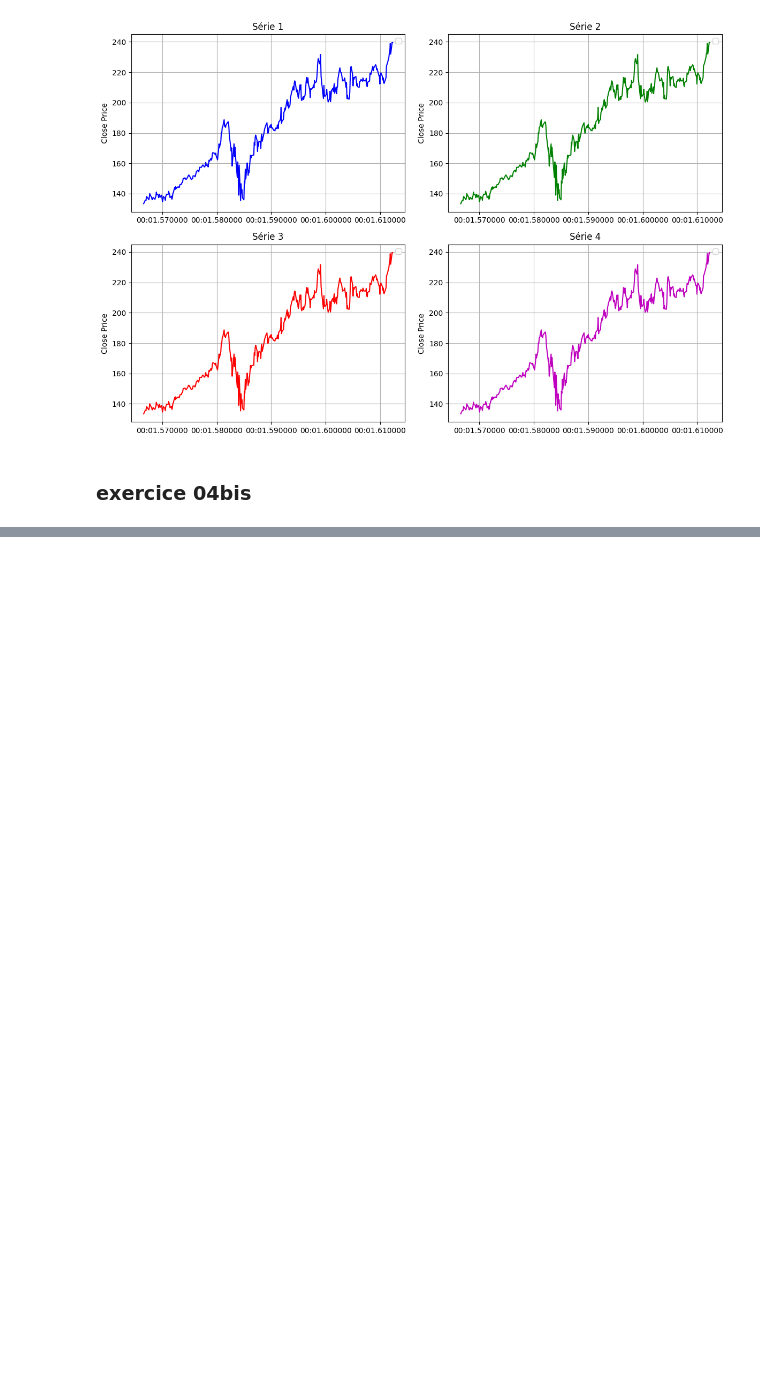
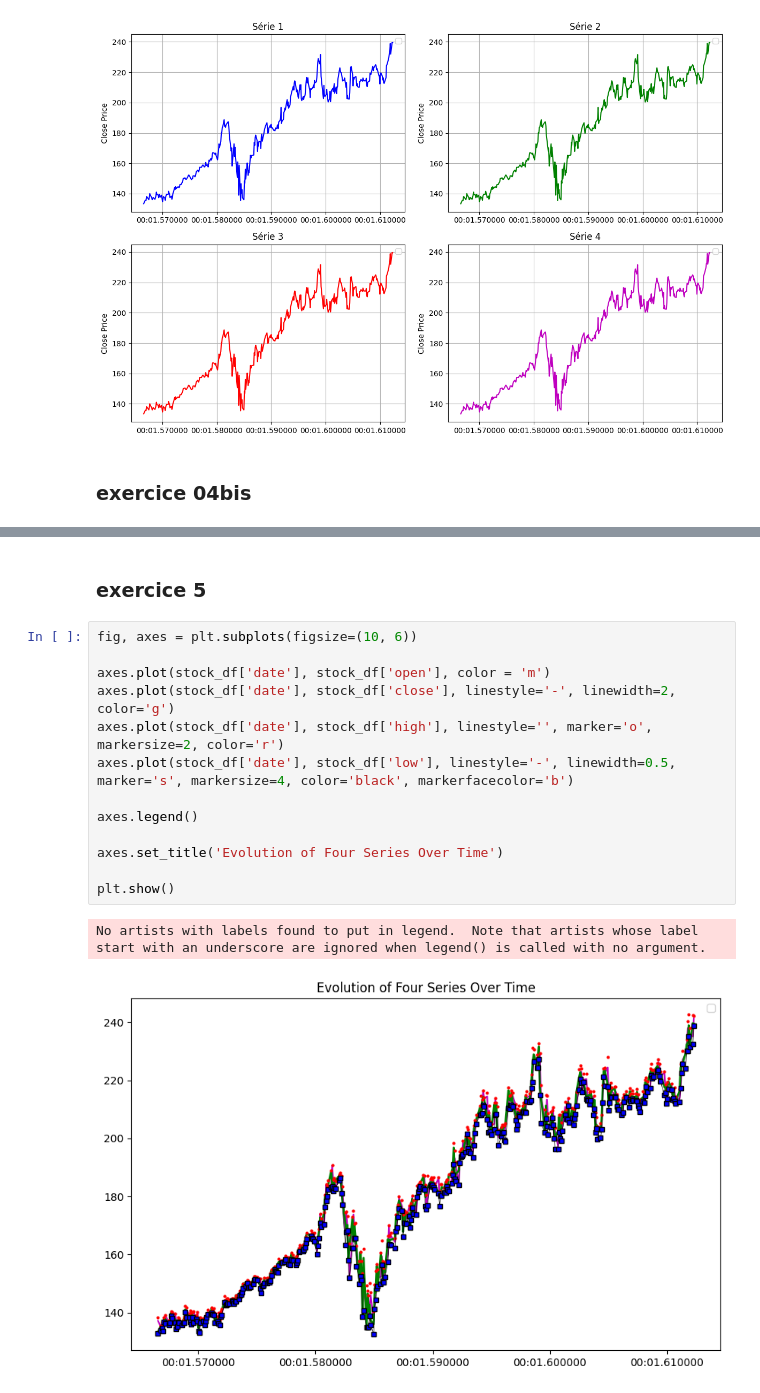
Before and after one commit to Jadesaadouni/Piscine-2024-5, a Jupyter notebook: day05.ipynb, the cells around one changed output, grey strips where cells are left out. Cells and saved outputs as stored; diff of their text form; blank space fills up the shorter version.

Commit message:
exercice 5 et 5bis fait

```diff
--- a/day05.ipynb
+++ b/day05.ipynb
@@ -341,0 +346,18 @@ NameError: name 'pd' is not defined
+# %% [markdown]
+### exercice 5
+# %%
+fig, axes = plt.subplots(figsize=(10, 6))
+
+axes.plot(stock_df['date'], stock_df['open'], color = 'm')
+axes.plot(stock_df['date'], stock_df['close'], linestyle='-', linewidth=2, color='g')
+axes.plot(stock_df['date'], stock_df['high'], linestyle='', marker='o', markersize=2, color='r')
+axes.plot(stock_df['date'], stock_df['low'], linestyle='-', linewidth=0.5, marker='s', markersize=4, color='black', markerfacecolor='b')
+
+axes.legend()
+
+axes.set_title('Evolution of Four Series Over Time')
+
+plt.show()
+# %% [output]
+No artists with labels found to put in legend.  Note that artists whose label start with an underscore are ignored when legend() is called with no argument.
+[figure, added]
```
Also changed, not shown: parts of 3 cells of this notebook.
